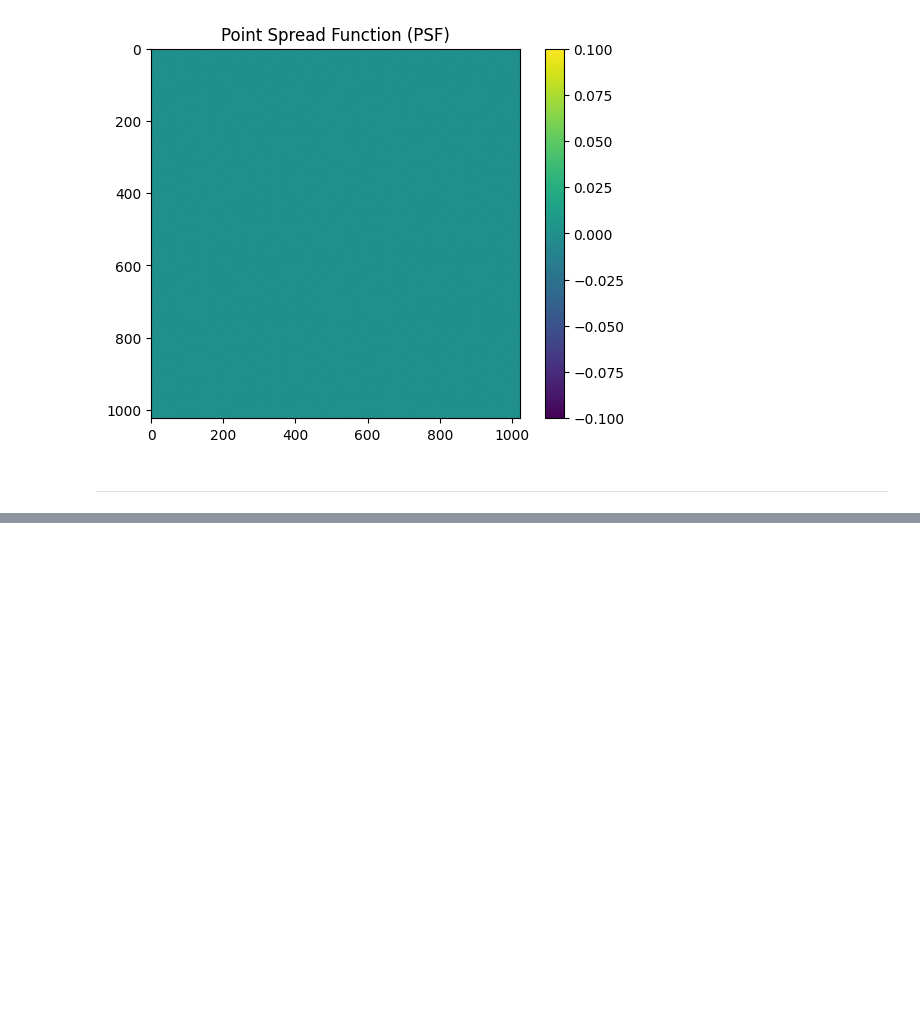
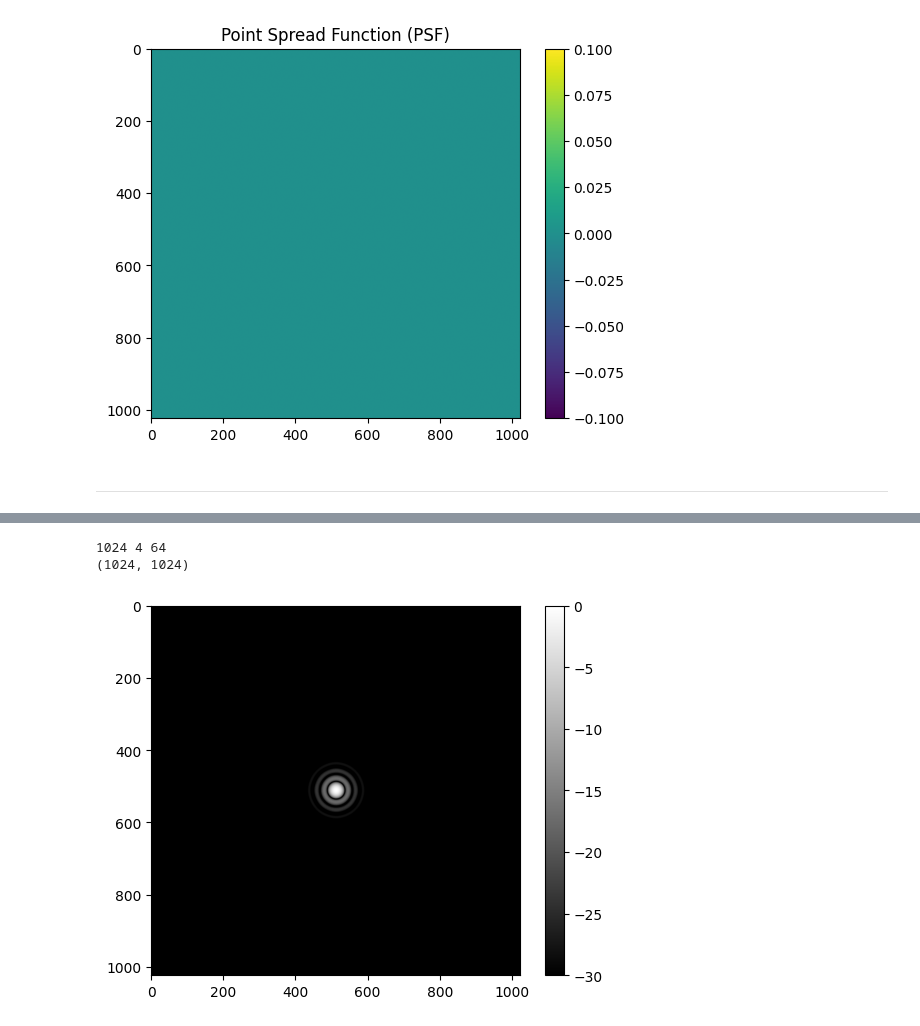
Before and after one commit to IOGS-LEnsE-ressources/camera-gui, a Jupyter notebook: applis/Zygo-labwork/_test/psf_and_mtf.ipynb, the cells around one changed output, grey strips where cells are left out. Saved outputs shown, nothing was run; the diff lists cells and outputs as text; code cells hidden in the pictures; blank space fills up the shorter version.

```diff
--- a/applis/Zygo-labwork/_test/psf_and_mtf.ipynb
+++ b/applis/Zygo-labwork/_test/psf_and_mtf.ipynb
@@ -150,0 +218,46 @@ plt.imshow(mtf, 'gray'); plt.show()
+# %%
+import matplotlib.pyplot as plt
+import numpy as np
+from scipy.fftpack import fftshift, fft2
+import cv2
+
+PI = np.pi
+I = 1j
+
+x = y = np.linspace(-5, 5, 500)
+X, Y = np.meshgrid(x, y)
+phase_test = np.ones_like(X)
+phase_test[X**2 + Y**2 > 4**2] = 0
+phi = phase_test
+
+def get_psf(wavefront, zoom, Ne):
+    # Calculating necessary parameters
+    N_phi = int(Ne // (2 ** zoom))
+    print(Ne, zoom, N_phi)
+
+    phi_reshaped_real_part = cv2.resize(np.real(wavefront), (N_phi, N_phi), interpolation=cv2.INTER_LINEAR)
+    phi_reshaped_imaginary_part = cv2.resize(np.imag(wavefront), (N_phi, N_phi), interpolation=cv2.INTER_LINEAR)
+    phi_reshaped = phi_reshaped_real_part + I* phi_reshaped_imaginary_part
+
+    phi_reshaped[np.isnan(phi_reshaped)] = 0
+
+    psf = np.abs(fftshift(fft2(phi_reshaped, (Ne, Ne))))**2
+    psf /= psf.max()
+
+    threshold_dB = -30
+    threshold_gain = 10**(threshold_dB/10)
+    psf[psf<threshold_gain] = threshold_gain
+    psf = 10*np.log10(psf)
+
+    return psf
+
+psf = get_psf(phi, 4, 1024)
+
+x_psf = y_psf = np.linspace(-1e6*WAVELENGTH*F_NUMBER*N_phi/2, 1e6*WAVELENGTH*F_NUMBER*N_phi/2, Ne)
+print(psf.shape)
+# x_psf, y_psf = np.meshgrid(x_psf, y_psf)
+plt.imshow(psf, cmap='gray'); plt.colorbar(); plt.show()
+# %% [output]
+1024 4 64
+(1024, 1024)
+[figure, added]
```
Also changed, not shown: parts of 2 cells of this notebook, 10 other files.
